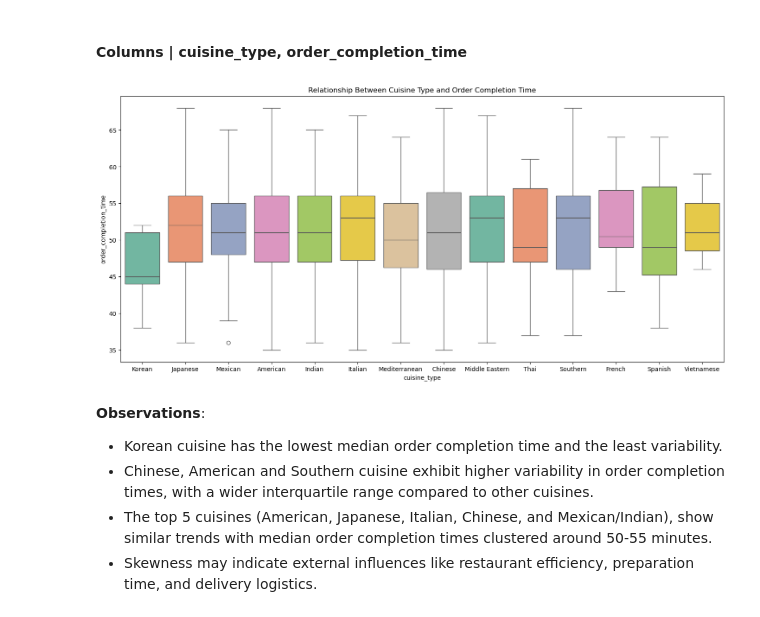
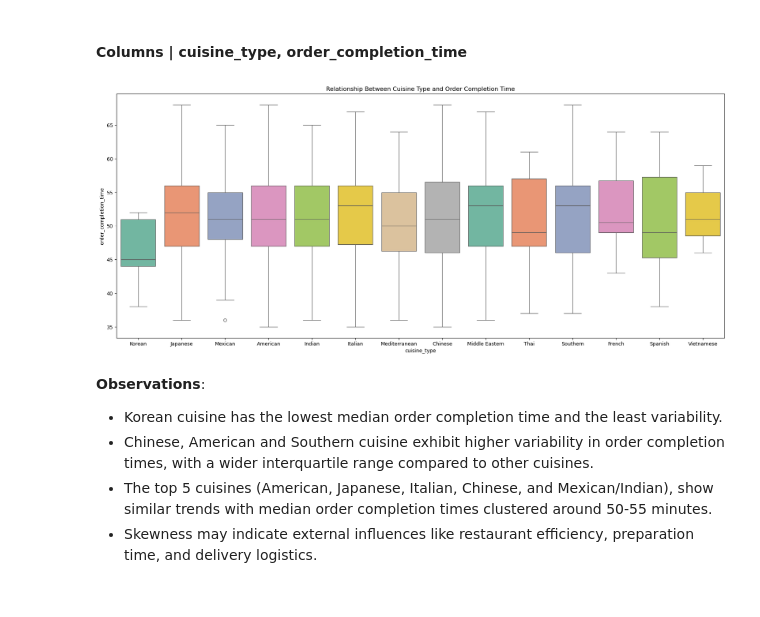
Before and after one commit to tmoesl/customer-demand-analysis, a Jupyter notebook: notebooks/customer-demand-analysis.ipynb, the cells around one changed output. Drawn from its saved outputs; the diff is of its cells as text; code cells hidden in the pictures.

```diff
--- a/notebooks/customer-demand-analysis.ipynb
+++ b/notebooks/customer-demand-analysis.ipynb
@@ -64,7 +65,10 @@ import scipy.stats as stats
 This section involves reading the dataset from a CSV file into a pandas DataFrame for further analysis.
 # %%
 # Read the DataFrame
-df = pd.read_csv("foodhub_order.csv")
+data = pd.read_csv("foodhub_order.csv")
+
+# Create copy of the DataFrame
+df = data.copy()
 # %% [markdown]
 ## Data Overview
 # %% [markdown]
@@ -945,17 +954,20 @@ plt.show()
 # %%
 # Visualize the relationship between the features 'cuisine_types' and 'order_completion_time' using boxplots
 plt.figure(figsize=(18, 8))
 sns.boxplot(
     data=df,
     x="cuisine_type",
     y="order_completion_time",
     hue="cuisine_type",
     palette=palette_color,
 )
+
+# Add title
 plt.title(f"Relationship Between Cuisine Type and Order Completion Time")
+plt.tight_layout(pad=2.0)
 plt.show()
 # %% [output]
-[figure, old version]
+[figure, new version]
 # %% [markdown]
 **Observations**:
 - Korean cuisine has the lowest median order completion time and the least variability.
```
Also changed, not shown: parts of 10 cells of this notebook.
